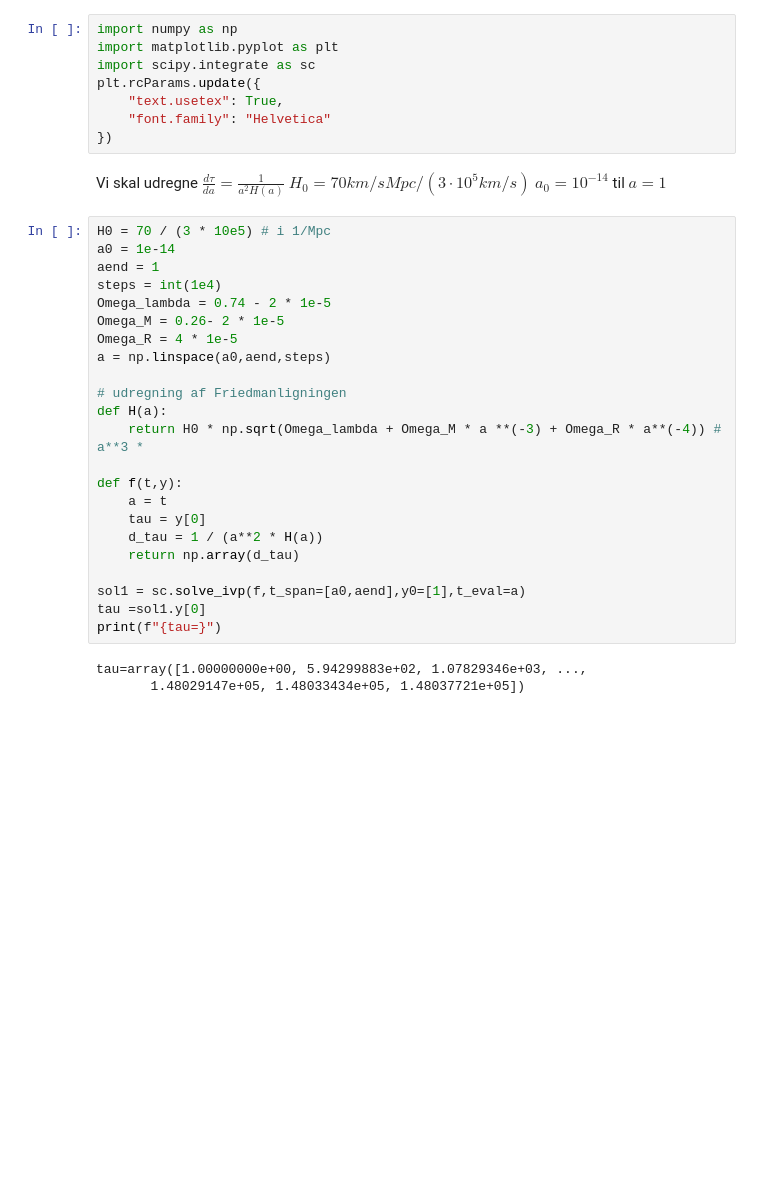
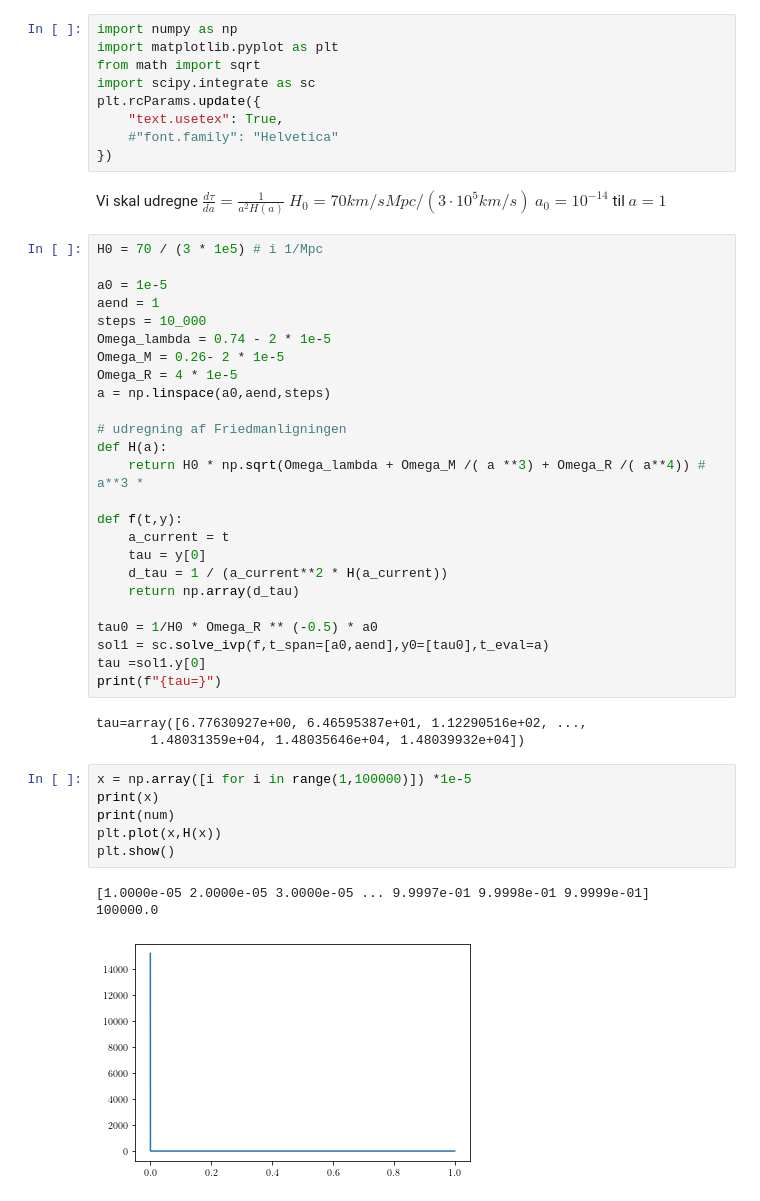
Before and after one commit to eriksteenberg/Grim-kode, a Jupyter notebook: Udregning af conformal time.ipynb, the cells around one changed output. Saved outputs shown, nothing was run; the diff lists cells and outputs as text; blank space fills up the shorter version.

```diff
--- a/Udregning af conformal time.ipynb
+++ b/Udregning af conformal time.ipynb
@@ -1,20 +1,22 @@
 # %%
 import numpy as np
 import matplotlib.pyplot as plt
+from math import sqrt
 import scipy.integrate as sc
 plt.rcParams.update({
     "text.usetex": True,
-    "font.family": "Helvetica"
+    #"font.family": "Helvetica"
 })
 # %% [markdown]
 Vi skal udregne $\frac{d\tau}{da}= \frac{1}{a^2H(a)}$
 $H_0 = 70 km/sMpc / (3\cdot 10^5 km/s)$
 $a_0 = 10^{-14}$ til $a=1$
 # %%
-H0 = 70 / (3 * 10e5) # i 1/Mpc
-a0 = 1e-14
+H0 = 70 / (3 * 1e5) # i 1/Mpc
+
+a0 = 1e-5
 aend = 1
-steps = int(1e4)
+steps = 10_000
 Omega_lambda = 0.74 - 2 * 1e-5
 Omega_M = 0.26- 2 * 1e-5
 Omega_R = 4 * 1e-5
@@ -22,19 +24,30 @@ a = np.linspace(a0,aend,steps)
 
 # udregning af Friedmanligningen
 def H(a):
-    return H0 * np.sqrt(Omega_lambda + Omega_M * a **(-3) + Omega_R * a**(-4)) # a**3 *
+    return H0 * np.sqrt(Omega_lambda + Omega_M /( a **3) + Omega_R /( a**4)) # a**3 *
 
 def f(t,y):
-    a = t
+    a_current = t
     tau = y[0]
-    d_tau = 1 / (a**2 * H(a))
+    d_tau = 1 / (a_current**2 * H(a_current))
     return np.array(d_tau)
 
-sol1 = sc.solve_ivp(f,t_span=[a0,aend],y0=[1],t_eval=a)
+tau0 = 1/H0 * Omega_R ** (-0.5) * a0
+sol1 = sc.solve_ivp(f,t_span=[a0,aend],y0=[tau0],t_eval=a)
 tau =sol1.y[0]
 print(f"{tau=}")
 # %% [output]
-tau=array([1.00000000e+00, 5.94299883e+02, 1.07829346e+03, ...,
-       1.48029147e+05, 1.48033434e+05, 1.48037721e+05])
+tau=array([6.77630927e+00, 6.46595387e+01, 1.12290516e+02, ...,
+       1.48031359e+04, 1.48035646e+04, 1.48039932e+04])
+# %%
+x = np.array([i for i in range(1,100000)]) *1e-5
+print(x)
+print(num)
+plt.plot(x,H(x))
+plt.show()
+# %% [output]
+[1.0000e-05 2.0000e-05 3.0000e-05 ... 9.9997e-01 9.9998e-01 9.9999e-01]
+100000.0
+[figure, added]
 # %%
 plt.plot(a,tau)
```
Also changed, not shown: parts of 15 cells of this notebook.
